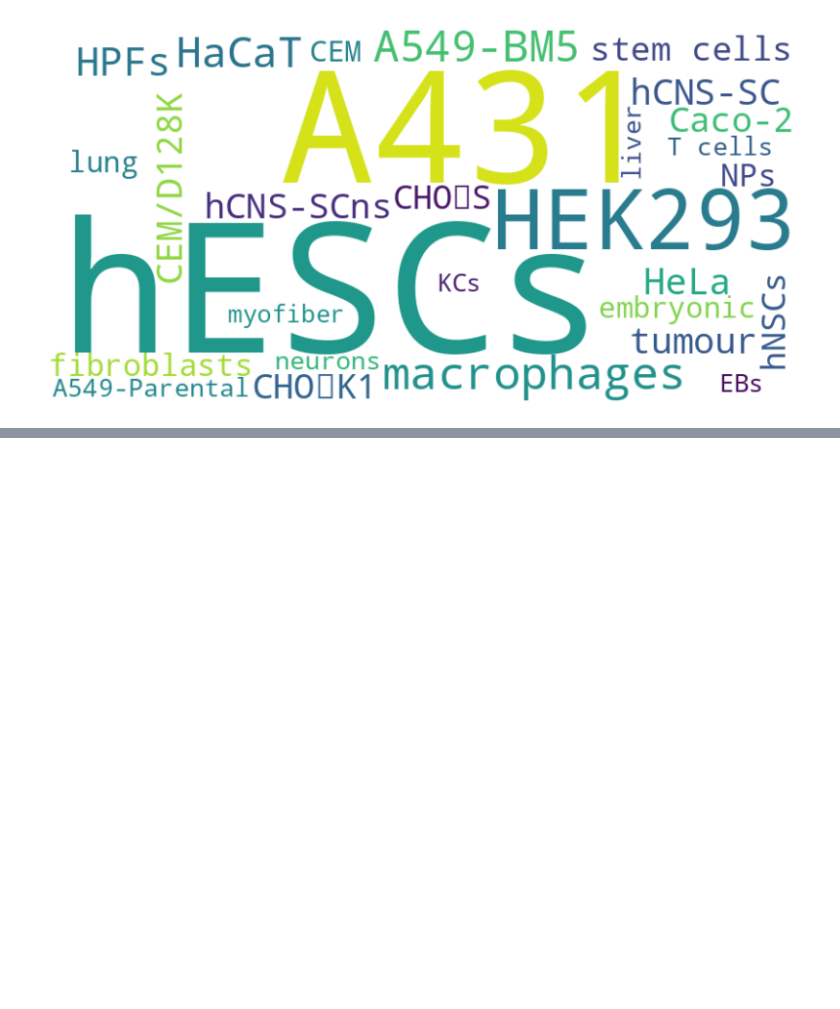
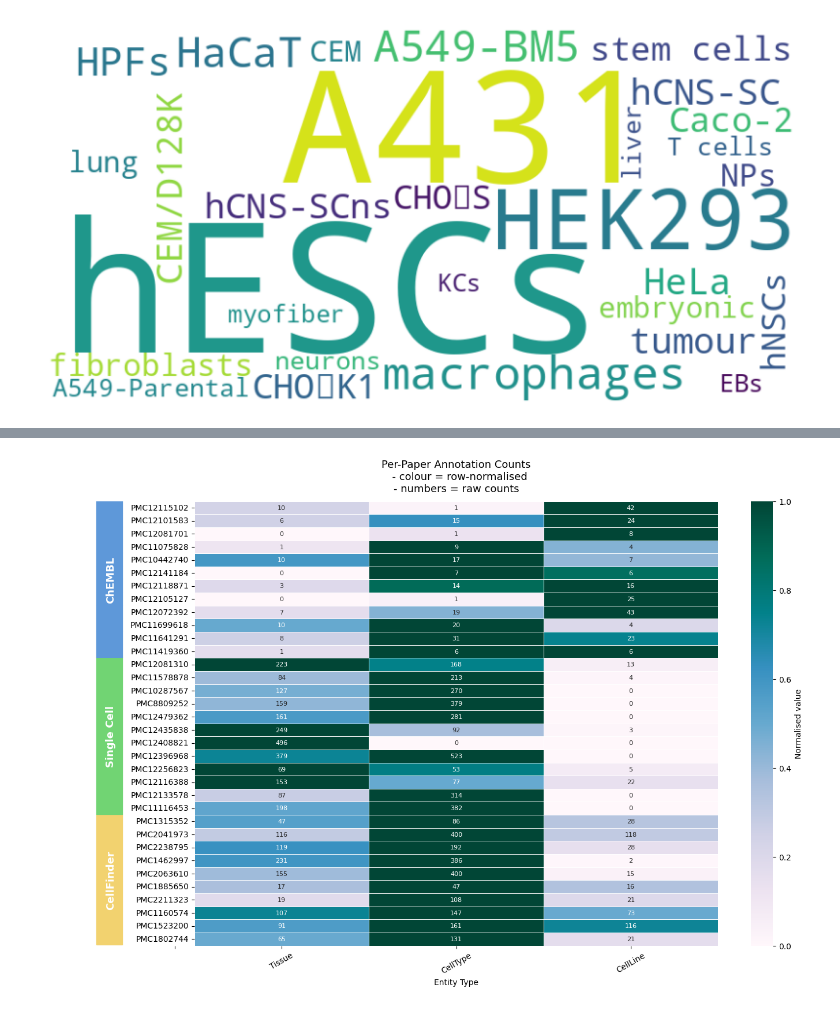
Before and after one commit to EuropePMC/OTAR3088, a Jupyter notebook: Data_mining/CeLLaTe/data_stat_figs.ipynb, the cells around one changed output, grey strips where cells are left out. Saved outputs shown, nothing was run; the diff lists cells and outputs as text; code cells hidden in the pictures; blank space fills up the shorter version.

```diff
--- a/Data_mining/CeLLaTe/data_stat_figs.ipynb
+++ b/Data_mining/CeLLaTe/data_stat_figs.ipynb
@@ -658,0 +723,83 @@ plt.show()
+# %%
+import pandas as pd
+import seaborn as sns
+import matplotlib.pyplot as plt
+from itertools import groupby
+from matplotlib.patches import Patch
+
+in_file = pd.read_csv("/Users/withers/Documents/Article_entity_counts.tsv", sep="\t", index_col=False, header=1)
+# print(in_file)
+
+# Select columns to plot
+# cols = ['Total num sentences', 'Total Sentences with entities', 'Total Entity Count', 'Tissue Count', 'CellType Count', 'CellLine Count']
+cols = ['Tissue Count', 'CellType Count', 'CellLine Count']
+
+# Build a matrix: PMCIDs as rows, cols as columns
+heatmap_df = in_file.set_index('PMCID')[cols]
+heatmap_df = heatmap_df.rename(columns={"Tissue Count": "Tissue", "CellType Count": "CellType", "CellLine Count": "CellLine"})
+
+# Row-normalised heatmap (per-paper heat distribution)
+# Normalise each row to 0-1 so all papers are on the same scale
+heatmap_norm = heatmap_df.div(heatmap_df.max(axis=1), axis=0)
+
+fig, axes = plt.subplots(1, 2, figsize=(18, 10), gridspec_kw={'width_ratios': [0.2, 1], 'wspace': 0.05})
+
+# Left panel: Paper Source colours
+source_colours = {'CheMBL_V2': '#5e98d9', 'Single-Cell': '#71d473', 'CellFinder': '#f2d26f'}
+source_display  = {'CheMBL_V2': 'ChEMBL', 'Single-Cell': 'Single Cell', 'CellFinder': 'CellFinder'}
+source_col   = in_file.set_index('PMCID')['Paper Source'].map(source_colours)
+source_names = in_file.set_index('PMCID')['Paper Source']
+
+idx = 0
+for source, group in groupby(source_names):        # top-to-bottom (seaborn order)
+    count = sum(1 for _ in group)
+    y_mid = len(source_col) - idx - count / 2                    # midpoint in matplotlib coords
+    axes[0].text(
+        0.255, y_mid,
+        source_display.get(source, source),
+        ha='center', va='center',
+        fontsize=13, rotation=90,
+        color='white', fontweight='bold'
+    )
+    idx += count
+axes[0].set_xticks([])
+axes[0].set_yticks([])
+for spine in axes[0].spines.values():
+    spine.set_visible(False)
+
+axes[0].set_facecolor('white')
+axes[0].set_xlim(0, 0.1)
+axes[0].set_ylim(0, len(source_col))
+for i, color in enumerate(reversed(source_col)): # Reversed as sns draws from the top, plt from the bottom
+    axes[0].add_patch(plt.Rectangle((0.2, i + 0.05), 0.1, 1, color=color))
+axes[0].set_xticks([0.5])
+axes[0].set_xticklabels([])
+axes[0].set_yticks([])
+# Remove border spines
+for spine in axes[0].spines.values():
+    spine.set_visible(False)
+
+# Right panel: Row-normalised metric heatmap
+sns.heatmap(
+    heatmap_norm,
+    ax=axes[1],
+    cmap='PuBuGn',
+    linewidths=0.5,
+    linecolor='white',
+    cbar_kws={'label': 'Normalised value'},
+    annot=heatmap_df.astype(int),   # show raw counts as annotations
+    fmt='d',
+    annot_kws={'size': 8}
+)
+axes[1].set_xlabel('Entity Type')
+axes[1].set_ylabel('')
+axes[1].set_title('Per-Paper Annotation Counts\n  - colour = row-normalised\n- numbers = raw counts',
+                   fontsize=13, pad=12)
+axes[1].tick_params(axis='x', rotation=30)
+
+plt.tight_layout()
+plt.savefig('./plots/annotation_heatmap.svg', format='svg', bbox_inches='tight')
+plt.savefig('./plots/annotation_heatmap.png', format='png', dpi=300, bbox_inches='tight')
+plt.show()
+# %% [output]
+[figure, added]
```
Also changed, not shown: parts of 15 cells of this notebook, 3 other files.
